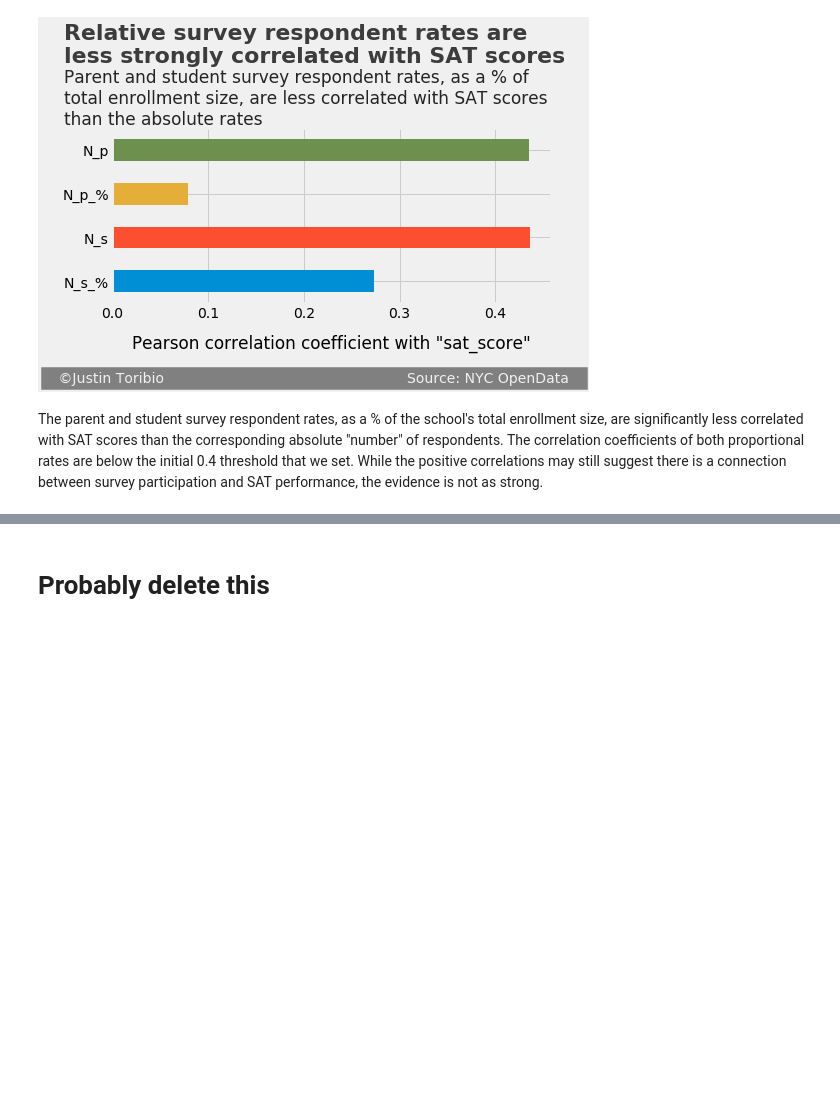
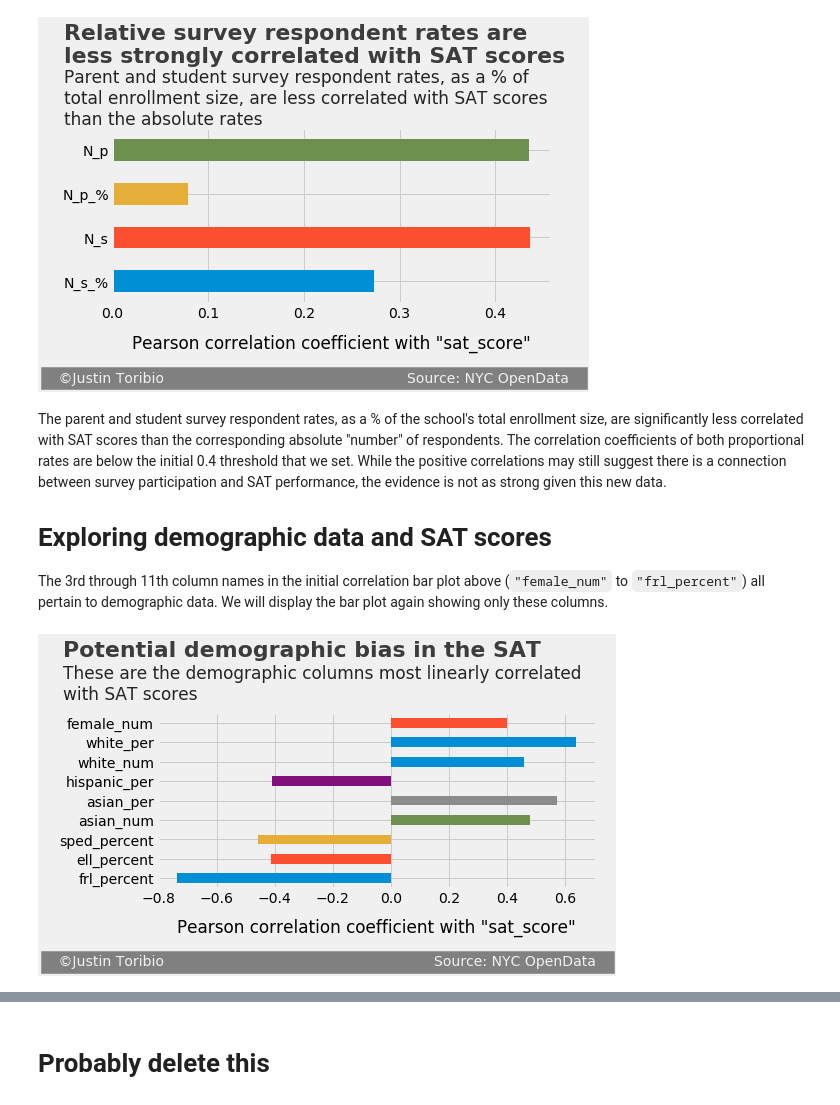
Before and after one commit to JustinToribio/analyzing-the-sat, a Jupyter notebook: notebooks/1.0-jt-analyze-the-sat.ipynb, the cells around one changed output, grey strips where cells are left out. Drawn from its saved outputs; the diff is of its cells as text; code cells hidden in the pictures; blank space fills up the shorter version.

Commit message:
notebook: corr_bar_plot func finalized, female data drafted

```diff
--- a/notebooks/1.0-jt-analyze-the-sat.ipynb
+++ b/notebooks/1.0-jt-analyze-the-sat.ipynb
@@ -437,4 +465,26 @@ corr_bar_plot(data, "sat_score", columns=columns,
 # %% [output]
 [figure]
 # %% [markdown]
-The parent and student survey respondent rates, as a % of the school's total enrollment size, are significantly less correlated with SAT scores than the corresponding absolute "number" of respondents.  The correlation coefficients of both proportional rates are below the initial 0.4 threshold that we set.  While the positive correlations may still suggest there is a connection between survey participation and SAT performance, the evidence is not as strong.
+The parent and student survey respondent rates, as a % of the school's total enrollment size, are significantly less correlated with SAT scores than the corresponding absolute "number" of respondents.  The correlation coefficients of both proportional rates are below the initial 0.4 threshold that we set.  While the positive correlations may still suggest there is a connection between survey participation and SAT performance, the evidence is not as strong given this new data.
+
+# Exploring demographic data and SAT scores
+
+The 3rd through 11th column names in the initial correlation bar plot above (`"female_num"` to `"frl_percent"`) all pertain to demographic data.  We will display the bar plot again showing only these columns.
+# %%
+# Assign the column names to be viewed and the text of the bar plot to
+# variables.
+columns = ["frl_percent", "ell_percent", "sped_percent", "asian_num",
+           "asian_per", "hispanic_per", "white_num", "white_per", "female_num"]
+title = "Potential demographic bias in the SAT"
+subtitle = ("These are the demographic columns most linearly correlated\n"
+            "with SAT scores")
+x_axis_label = 'Pearson correlation coefficient with "sat_score"'
+
+# Create and display the bar plot.
+corr_bar_plot(data, "sat_score", columns=columns,
+              fig_size=(7, 3), x_axis_label=x_axis_label,
+              title=title, title_y_adj=6.4, title_x_adj=-1.13,
+              sub=subtitle, sub_y_adj=6.2, sub_x_adj=-1.13,
+              sig_y_adj=-.5, sig_x_adj=-1.19, sig_space_adj=58)
+# %% [output]
+[figure, added]
```
Also changed, not shown: parts of 20 cells of this notebook.
